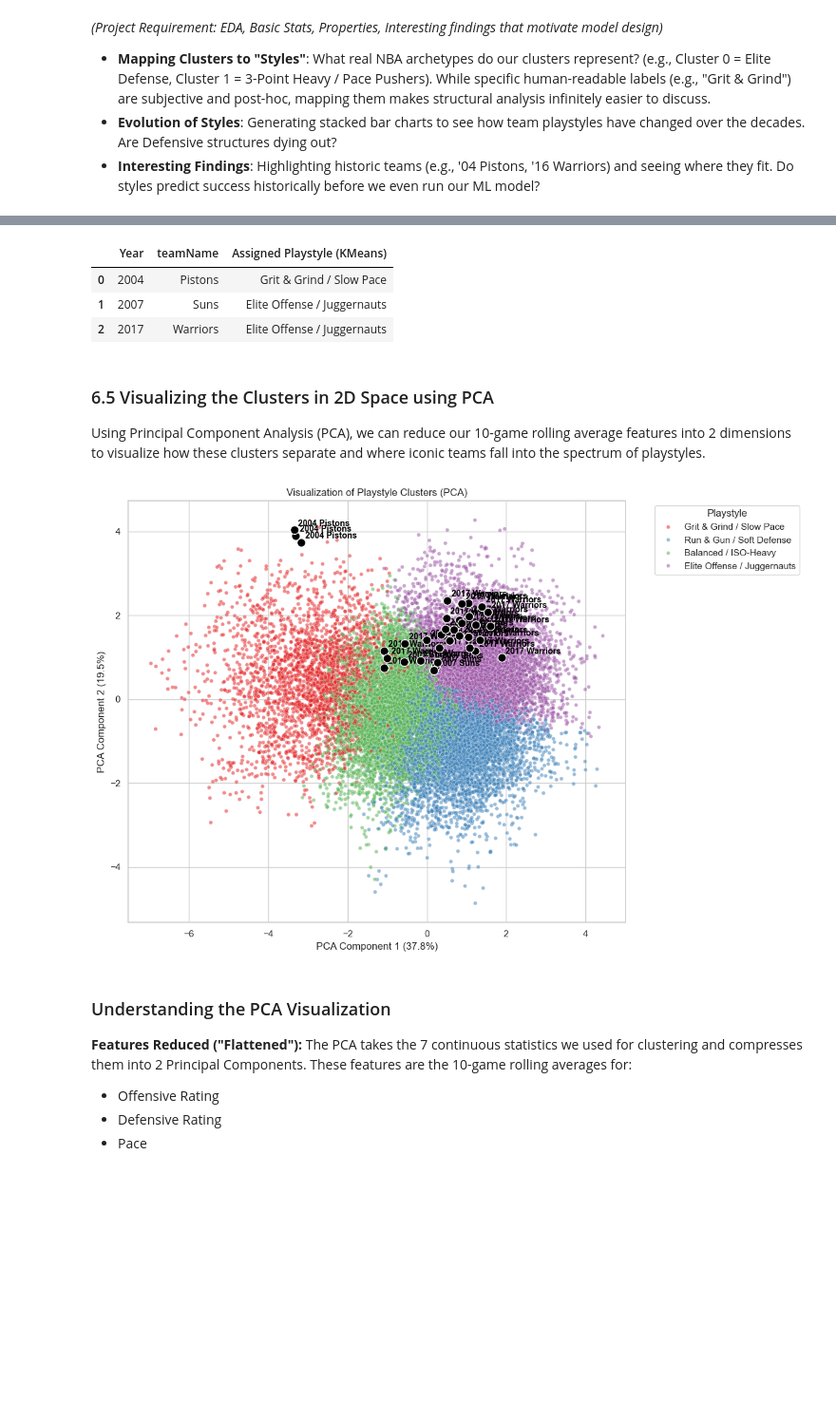
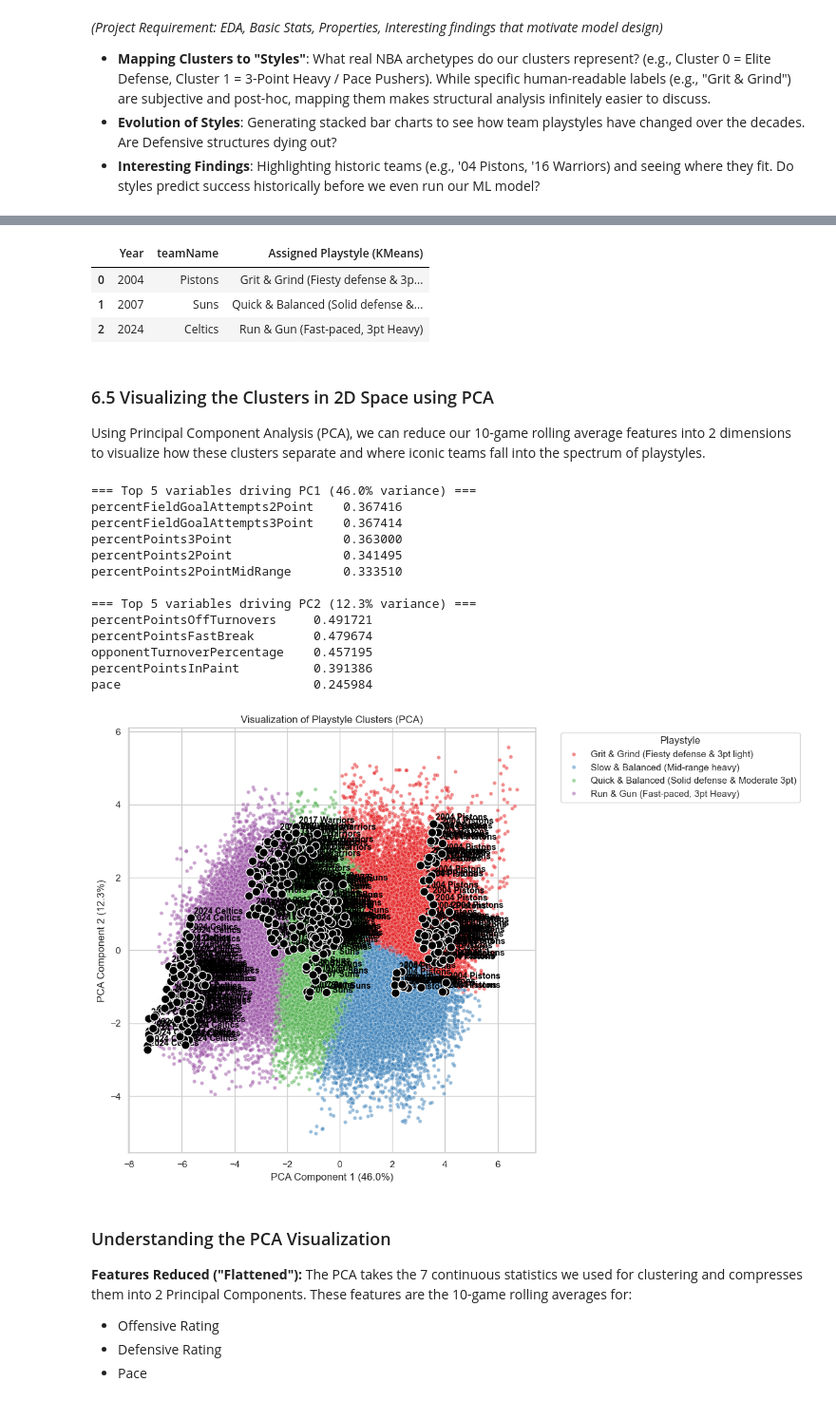
Before and after one commit to RaghavDewangan/dsc_148_final, a Jupyter notebook: NBA_Style_Matchup.ipynb, the cells around one changed output, grey strips where cells are left out. Shown at 95% size. Cells and saved outputs as stored; diff of their text form; code cells hidden in the pictures; blank space fills up the shorter version.

```diff
--- a/NBA_Style_Matchup.ipynb
+++ b/NBA_Style_Matchup.ipynb
@@ -104,9 +122,13 @@ First, we need to scale the data, as K-Means relies on distance metrics.
 from sklearn.preprocessing import StandardScaler
 from sklearn.cluster import KMeans
 
+rolling_col_names_no_ratings = rolling_col_names
+rolling_col_names_no_ratings.remove('offensiveRating_rolling_10')
+rolling_col_names_no_ratings.remove('defensiveRating_rolling_10')
+
 # 1. Scale the rolling features
 scaler = StandardScaler()
-scaled_features = scaler.fit_transform(nba_team_stats_df[rolling_col_names])
+scaled_features = scaler.fit_transform(nba_team_stats_df[rolling_col_names_no_ratings])
 
 # 2. Determine Optimal K Using the Elbow Method
 sse = []
@@ -130,6 +152,6 @@ kmeans = KMeans(n_clusters=k, random_state=42, n_init=10)
 nba_team_stats_df['playstyle_cluster'] = kmeans.fit_predict(scaled_features)
 
 # Let's inspect the average stats of each cluster to manually label them
-cluster_analysis = nba_team_stats_df.groupby('playstyle_cluster')[rolling_col_names].mean()
+cluster_analysis = nba_team_stats_df.groupby('playstyle_cluster')[rolling_col_names_no_ratings].mean()
 cluster_analysis
 # %% [output]
@@ -197,10 +219,10 @@ Final Model Dataset Shape: (9228, 23) games ready for training.
 # 6.1 Mapping Clusters to Human-Readable Playstyles
 # Based on the results in Section 4, we define our styles:
 style_mapping = {
-    0: "Run & Gun / Soft Defense",
-    1: "Balanced / ISO-Heavy",
-    2: "Grit & Grind / Slow Pace",
-    3: "Elite Offense / Juggernauts"
+    0: "Quick & Balanced (Solid defense & Moderate 3pt)",
+    1: "Grit & Grind (Fiesty defense & 3pt light)",
+    2: "Run & Gun (Fast-paced, 3pt Heavy)",
+    3: "Slow & Balanced (Mid-range heavy)"
 }
 
 nba_team_stats_df['playstyle_name'] = nba_team_stats_df['playstyle_cluster'].map(style_mapping)
@@ -269,9 +291,9 @@ Passing `palette` without assigning `hue` is deprecated and will be removed in v
 # 3 distinctly famous teams and check what "Style" it assigned them at their peak
 
 iconic_teams_filter = (
-    ((nba_team_stats_df['teamName'] == 'Warriors') & (nba_team_stats_df['Year'] == 2017)) | # Steph Curry MVP Era string
-    ((nba_team_stats_df['teamName'] == 'Pistons') & (nba_team_stats_df['Year'] == 2004)) |             # Ultimate defense team
-    ((nba_team_stats_df['teamName'] == 'Suns') & (nba_team_stats_df['Year'] == 2007))                  # "7 Seconds or Less" offense
+    ((nba_team_stats_df['teamName'] == 'Pistons') & (nba_team_stats_df['Year'] == 2004)) |             # Ultimate defensive team
+    ((nba_team_stats_df['teamName'] == 'Suns') & (nba_team_stats_df['Year'] == 2007)) |                # "7 Seconds or Less" offense. First "modern" NBA Offense
+    ((nba_team_stats_df['teamName'] == 'Celtics') & (nba_team_stats_df['Year'] == 2024))               # Team built around 3pt Shooting
 )
 
 iconic_teams_df = nba_team_stats_df[iconic_teams_filter]
@@ -284,9 +306,9 @@ historic_validation = iconic_teams_df.groupby(['Year', 'teamName'])['playstyle_n
 historic_validation.rename(columns={'playstyle_name': 'Assigned Playstyle (KMeans)'})
 # %% [output]
 |  | Year | teamName | Assigned Playstyle (KMeans) |
-| 0 | 2004 | Pistons | Grit & Grind / Slow Pace |
-| 1 | 2007 | Suns | Elite Offense / Juggernauts |
-| 2 | 2017 | Warriors | Elite Offense / Juggernauts |
+| 0 | 2004 | Pistons | Grit & Grind (Fiesty defense & 3p... |
+| 1 | 2007 | Suns | Quick & Balanced (Solid defense &... |
+| 2 | 2024 | Celtics | Run & Gun (Fast-paced, 3pt Heavy) |
 # %% [markdown]
 ### 6.5 Visualizing the Clusters in 2D Space using PCA
 Using Principal Component Analysis (PCA), we can reduce our 10-game rolling average features into 2 dimensions to visualize how these clusters separate and where iconic teams fall into the spectrum of playstyles.
@@ -301,6 +323,30 @@ import seaborn as sns
 pca = PCA(n_components=2)
 # Using scaled_features from Section 4
 pca_components = pca.fit_transform(scaled_features)
+
+
+# Noting which variables are most influential
+style_features_no_ratings = style_features
+style_features_no_ratings.remove('offensiveRating')
+style_features_no_ratings.remove('defensiveRating')
+
+pca_loadings = pd.DataFrame(
+    pca.components_.T,
+    index=style_features,
+    columns=['PC1', 'PC2']
+)
+
+# Top contributors to each component
+n = 5
+print(f"=== Top {n} variables driving PC1 ({pca.explained_variance_ratio_[0]*100:.1f}% variance) ===")
+print(pca_loadings['PC1'].abs().sort_values(ascending=False).head(n).to_string())
+
+print(f"\n=== Top {n} variables driving PC2 ({pca.explained_variance_ratio_[1]*100:.1f}% variance) ===")
+print(pca_loadings['PC2'].abs().sort_values(ascending=False).head(n).to_string())
+
+
+
+
 
 nba_team_stats_df['pca1'] = pca_components[:, 0]
 nba_team_stats_df['pca2'] = pca_components[:, 1]
@@ -310,35 +356,50 @@ sns.scatterplot(
     x='pca1', y='pca2',
     hue='playstyle_name',
     palette='Set1',
     data=nba_team_stats_df,
     alpha=0.5,
     s=20
 )
 
 # Highlight a few iconic teams to see where they land on the PCA plot
 # We get the most recent iconic teams info directly from nba_team_stats_df
 iconic_teams_filter = (
     ((nba_team_stats_df['teamName'] == 'Warriors') & (nba_team_stats_df['Year'] == 2017)) | # Steph Curry MVP Era string
     ((nba_team_stats_df['teamName'] == 'Pistons') & (nba_team_stats_df['Year'] == 2004)) |             # Ultimate defense team
-    ((nba_team_stats_df['teamName'] == 'Suns') & (nba_team_stats_df['Year'] == 2007))                  # "7 Seconds or Less" offense
+    ((nba_team_stats_df['teamName'] == 'Suns') & (nba_team_stats_df['Year'] == 2007)) |                # "7 Seconds or Less" offense
+    ((nba_team_stats_df['teamName'] == 'Celtics') & (nba_team_stats_df['Year'] == 2024))               # Team built around 3pt Shooting
 )
+
 iconic_teams_pca = nba_team_stats_df[iconic_teams_filter]
 
 if not iconic_teams_pca.empty:
     for _, row in iconic_teams_pca.iterrows():
         plt.scatter(row['pca1'], row['pca2'], color='black', s=100, edgecolors='white', zorder=5)
         # Adding some jitter/offset for text so it doesn't overlap on identical points
         plt.text(row['pca1'] + 0.1, row['pca2'] + 0.1, f"{row['Year']} {row['teamName']}",
                  fontsize=10, weight='bold', color='black')
 
 plt.title('Visualization of Playstyle Clusters (PCA)')
 plt.xlabel(f'PCA Component 1 ({pca.explained_variance_ratio_[0]*100:.1f}%)')
 plt.ylabel(f'PCA Component 2 ({pca.explained_variance_ratio_[1]*100:.1f}%)')
 plt.legend(title='Playstyle', bbox_to_anchor=(1.05, 1), loc='upper left')
 plt.tight_layout()
 plt.show()
 # %% [output]
+=== Top 5 variables driving PC1 (46.0% variance) ===
+percentFieldGoalAttempts2Point    0.367416
+percentFieldGoalAttempts3Point    0.367414
+percentPoints3Point               0.363000
+percentPoints2Point               0.341495
+percentPoints2PointMidRange       0.333510
+
+=== Top 5 variables driving PC2 (12.3% variance) ===
+percentPointsOffTurnovers     0.491721
+percentPointsFastBreak        0.479674
+opponentTurnoverPercentage    0.457195
+percentPointsInPaint          0.391386
+pace                          0.245984
-[figure, old version]
+[figure, new version]
 # %% [markdown]
 ### Understanding the PCA Visualization
 
```
Also changed, not shown: parts of 21 cells of this notebook.
